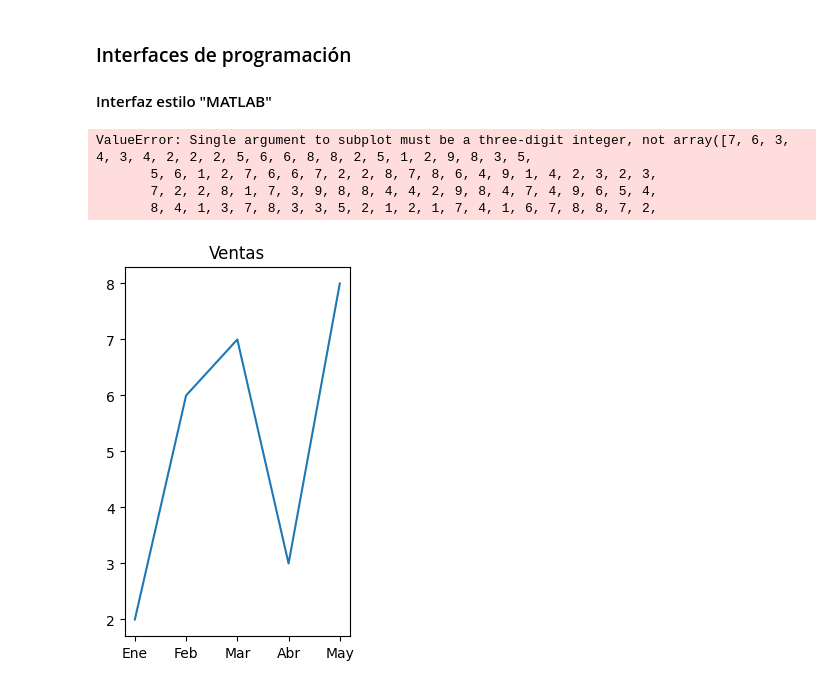
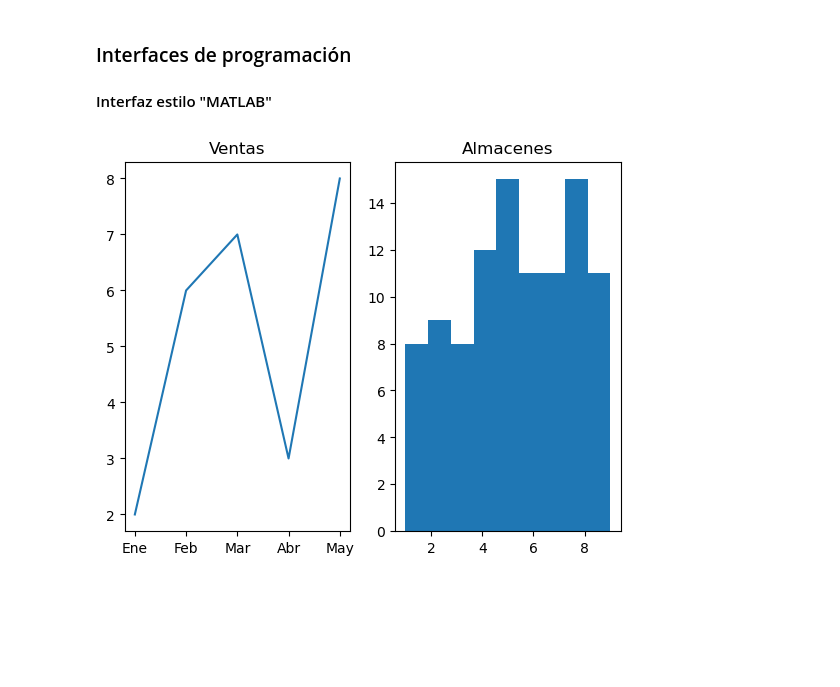
Before and after one commit to JAlesUOC/Iniciaci-nALasMatematicasParaLaIngenieria, a Jupyter notebook: Files/Especificos/lib_matplotlib.ipynb, the cells around one changed output. Cells and saved outputs as stored; diff of their text form; code cells hidden in the pictures; blank space fills up the shorter version.

```diff
--- a/Files/Especificos/lib_matplotlib.ipynb
+++ b/Files/Especificos/lib_matplotlib.ipynb
@@ -29,15 +29,12 @@ plt.show()
 # %%
 plt.figure()
 plt.subplot(1,2,1)
 plt.plot([2,6,7,3,8])
 plt.title('Ventas')
 plt.xticks(range(0,5),['Ene','Feb','Mar','Abr','May'])
-plt.subplot(np.random.randint(1,10,100), bins=9)
+plt.subplot(1,2,2)
+plt.hist(np.random.randint(1,10,100), bins=9)
 plt.title('Almacenes')
 plt.show()
 # %% [output]
-ValueError: Single argument to subplot must be a three-digit integer, not array([7, 6, 3, 4, 3, 4, 2, 2, 2, 5, 6, 6, 8, 8, 2, 5, 1, 2, 9, 8, 3, 5,
-       5, 6, 1, 2, 7, 6, 6, 7, 2, 2, 8, 7, 8, 6, 4, 9, 1, 4, 2, 3, 2, 3,
-       7, 2, 2, 8, 1, 7, 3, 9, 8, 8, 4, 4, 2, 9, 8, 4, 7, 4, 9, 6, 5, 4,
-       8, 4, 1, 3, 7, 8, 3, 3, 5, 2, 1, 2, 1, 7, 4, 1, 6, 7, 8, 8, 7, 2,
-[figure, old version]
+[figure, new version]
```
Also changed, not shown: parts of 2 cells of this notebook.
